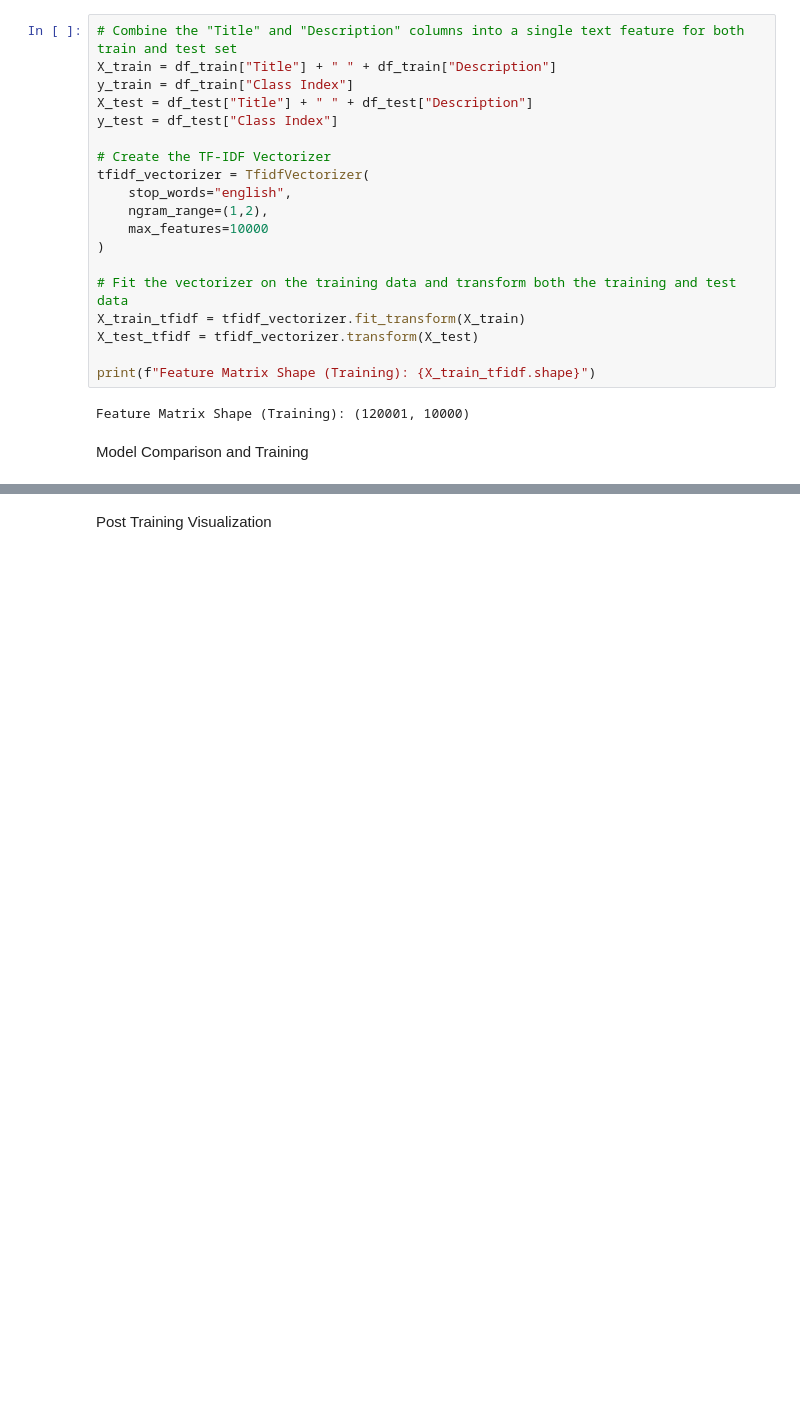
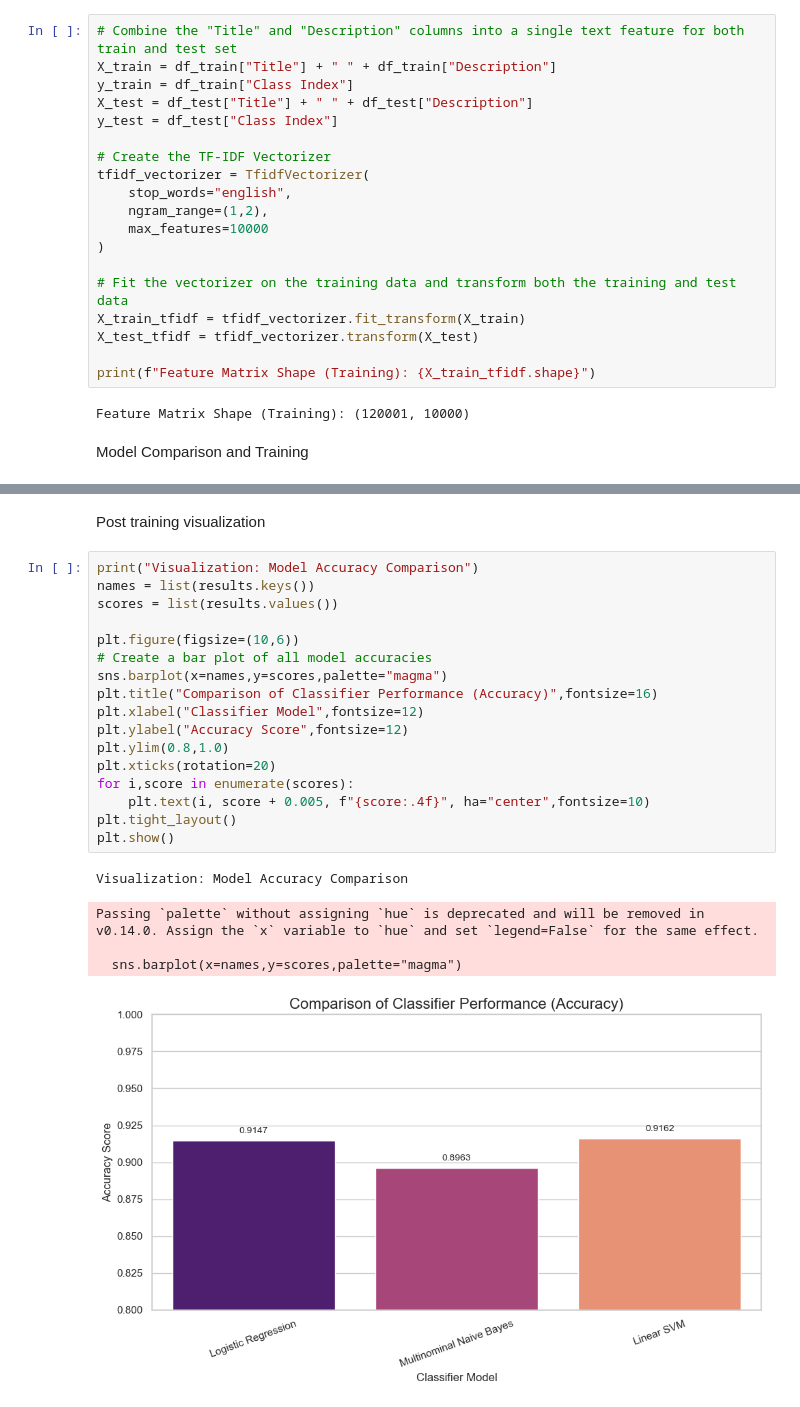
Before and after one commit to charlesakinnurun/ag-news, a Jupyter notebook: model.ipynb, the cells around one changed output, grey strips where cells are left out. Drawn from its saved outputs; the diff is of its cells as text; blank space fills up the shorter version.

```diff
--- a/model.ipynb
+++ b/model.ipynb
@@ -161,2 +140,25 @@ KeyboardInterrupt:
-# %% [markdown]
-Post Training Visualization
+# %% [markdown]
+Post training visualization
+# %%
+print("Visualization: Model Accuracy Comparison")
+names = list(results.keys())
+scores = list(results.values())
+
+plt.figure(figsize=(10,6))
+# Create a bar plot of all model accuracies
+sns.barplot(x=names,y=scores,palette="magma")
+plt.title("Comparison of Classifier Performance (Accuracy)",fontsize=16)
+plt.xlabel("Classifier Model",fontsize=12)
+plt.ylabel("Accuracy Score",fontsize=12)
+plt.ylim(0.8,1.0)
+plt.xticks(rotation=20)
+for i,score in enumerate(scores):
+    plt.text(i, score + 0.005, f"{score:.4f}", ha="center",fontsize=10)
+plt.tight_layout()
+plt.show()
+# %% [output]
+Visualization: Model Accuracy Comparison
+Passing `palette` without assigning `hue` is deprecated and will be removed in v0.14.0. Assign the `x` variable to `hue` and set `legend=False` for the same effect.
+
+  sns.barplot(x=names,y=scores,palette="magma")
+[figure, added]
```
Also changed, not shown: parts of 5 cells of this notebook, 1 other file.
